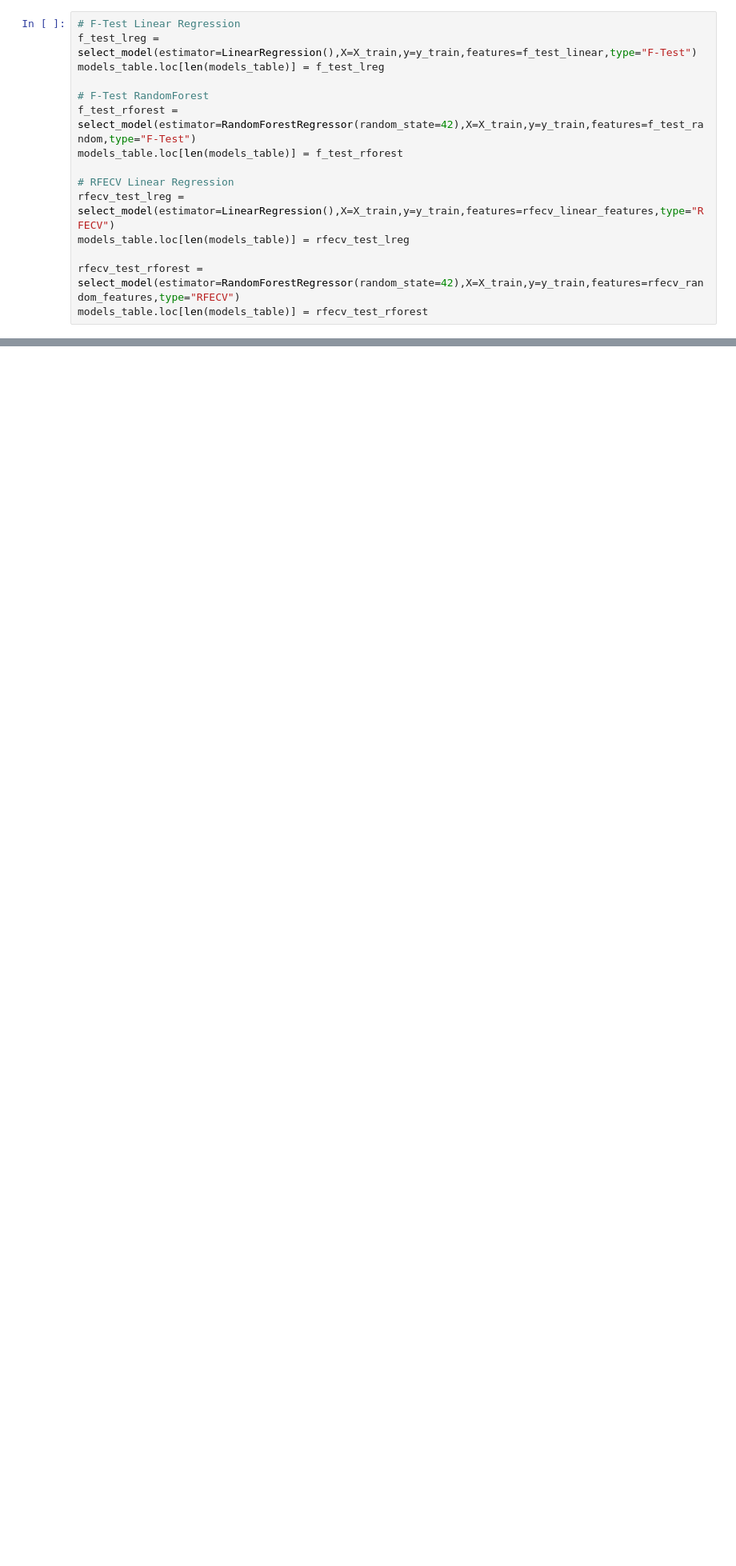
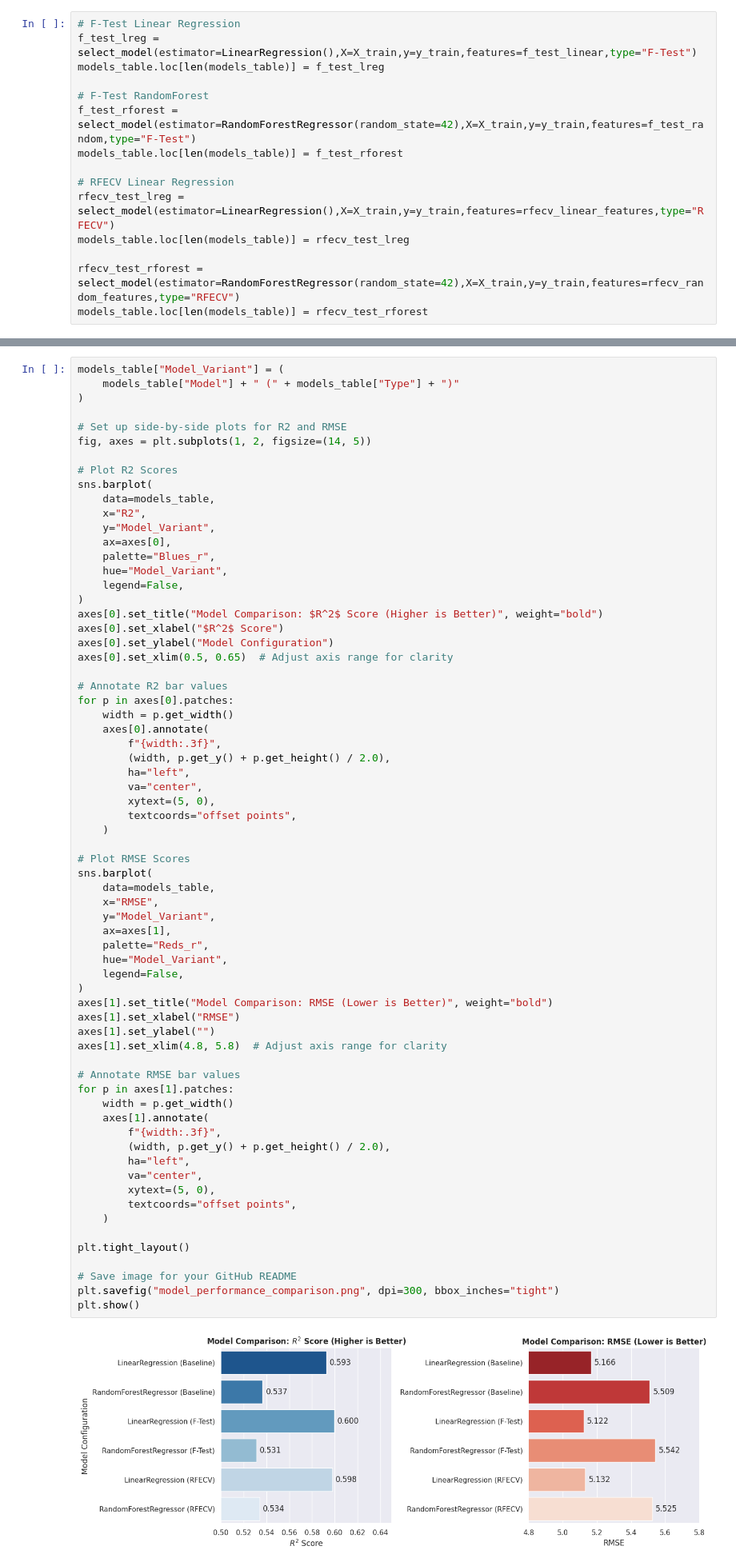
Before and after one commit to jigarkhadka/energy-consumption, a Jupyter notebook: energy-consumption-prediction.ipynb, the cells around one changed output, grey strips where cells are left out. Shown at 80% size. Drawn from its saved outputs; the diff is of its cells as text; blank space fills up the shorter version.

Commit message:
Added visualizations and fixed bugs

```diff
--- a/energy-consumption-prediction.ipynb
+++ b/energy-consumption-prediction.ipynb
@@ -350,0 +566,69 @@ LinearRegression with features selected by fregression.
+# %%
+models_table["Model_Variant"] = (
+    models_table["Model"] + " (" + models_table["Type"] + ")"
+)
+
+# Set up side-by-side plots for R2 and RMSE
+fig, axes = plt.subplots(1, 2, figsize=(14, 5))
+
+# Plot R2 Scores
+sns.barplot(
+    data=models_table,
+    x="R2",
+    y="Model_Variant",
+    ax=axes[0],
+    palette="Blues_r",
+    hue="Model_Variant",
+    legend=False,
+)
+axes[0].set_title("Model Comparison: $R^2$ Score (Higher is Better)", weight="bold")
+axes[0].set_xlabel("$R^2$ Score")
+axes[0].set_ylabel("Model Configuration")
+axes[0].set_xlim(0.5, 0.65)  # Adjust axis range for clarity
+
+# Annotate R2 bar values
+for p in axes[0].patches:
+    width = p.get_width()
+    axes[0].annotate(
+        f"{width:.3f}",
+        (width, p.get_y() + p.get_height() / 2.0),
+        ha="left",
+        va="center",
+        xytext=(5, 0),
+        textcoords="offset points",
+    )
+
+# Plot RMSE Scores
+sns.barplot(
+    data=models_table,
+    x="RMSE",
+    y="Model_Variant",
+    ax=axes[1],
+    palette="Reds_r",
+    hue="Model_Variant",
+    legend=False,
+)
+axes[1].set_title("Model Comparison: RMSE (Lower is Better)", weight="bold")
+axes[1].set_xlabel("RMSE")
+axes[1].set_ylabel("")
+axes[1].set_xlim(4.8, 5.8)  # Adjust axis range for clarity
+
+# Annotate RMSE bar values
+for p in axes[1].patches:
+    width = p.get_width()
+    axes[1].annotate(
+        f"{width:.3f}",
+        (width, p.get_y() + p.get_height() / 2.0),
+        ha="left",
+        va="center",
+        xytext=(5, 0),
+        textcoords="offset points",
+    )
+
+plt.tight_layout()
+
+# Save image for your GitHub README
+plt.savefig("model_performance_comparison.png", dpi=300, bbox_inches="tight")
+plt.show()
+# %% [output]
+[figure, added]
```
Also changed, not shown: parts of 30 cells of this notebook, 6 other files.
